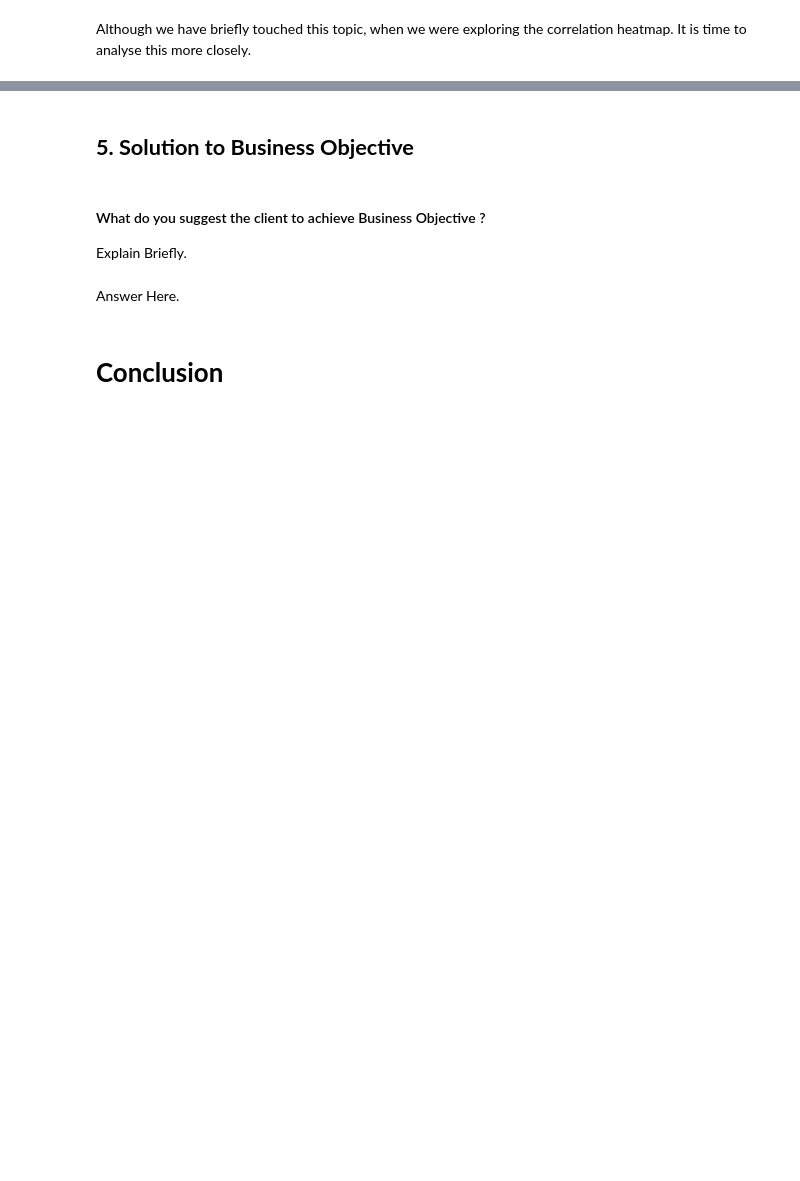
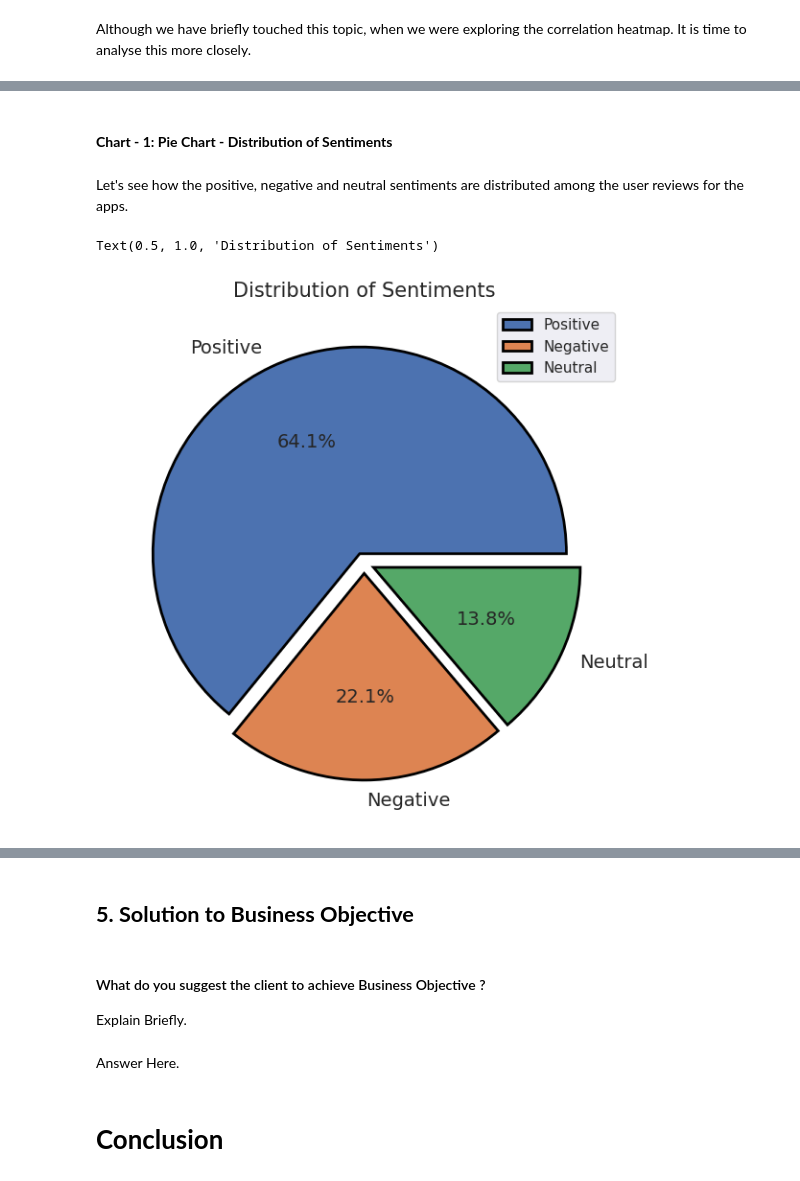
Before and after one commit to dipankarsahu1000/Play-Store-App-Review-Analysis, a Jupyter notebook: Play_Store_App_Review_Analysis.ipynb, the cells around one changed output, grey strips where cells are left out. Saved outputs shown, nothing was run; the diff lists cells and outputs as text; code cells hidden in the pictures; blank space fills up the shorter version.

```diff
--- a/Play_Store_App_Review_Analysis.ipynb
+++ b/Play_Store_App_Review_Analysis.ipynb
@@ -1367,0 +1391,13 @@ Text(0.5, 1.0, 'Change in Ratings with Price')
+# %% [markdown]
+#### **Chart - 1: Pie Chart - Distribution of Sentiments**
+# %% [markdown]
+Let's see how the positive, negative and neutral sentiments are distributed among the user reviews for the apps.
+# %%
+ur_df['Sentiment'].value_counts().plot.pie(autopct = '%.1f%%', figsize = (7, 7), wedgeprops={'edgecolor':'black', 'linewidth': 2}, fontsize = 14, explode = [0.05, 0.05, 0.05])
+plt.ylabel('')
+plt.xlabel('')
+plt.legend()
+plt.title('Distribution of Sentiments', fontsize = 15)
+# %% [output]
+Text(0.5, 1.0, 'Distribution of Sentiments')
+[figure, added]
```
Also changed, not shown: parts of 48 cells of this notebook.
